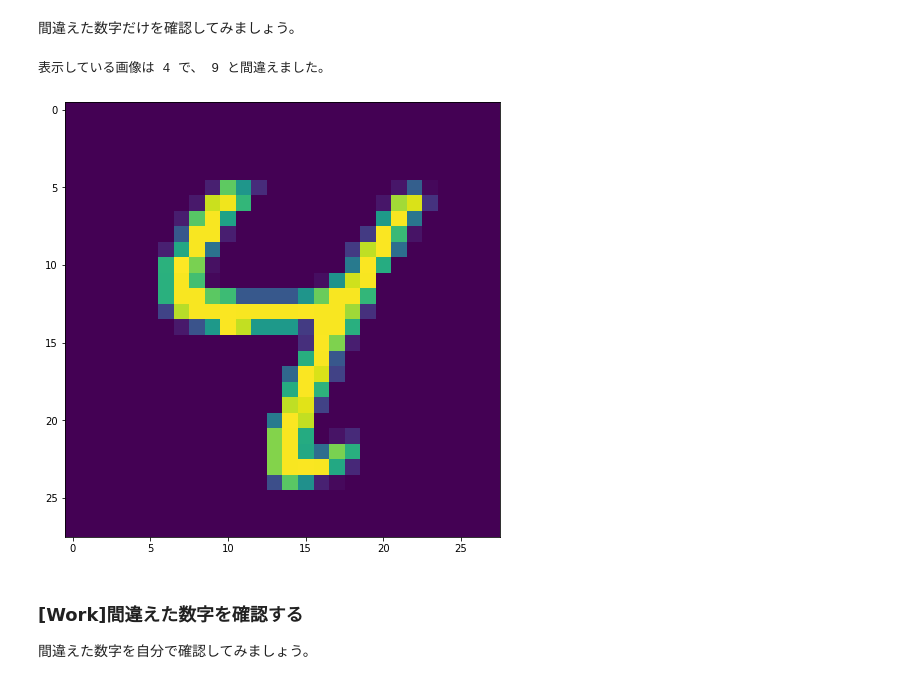
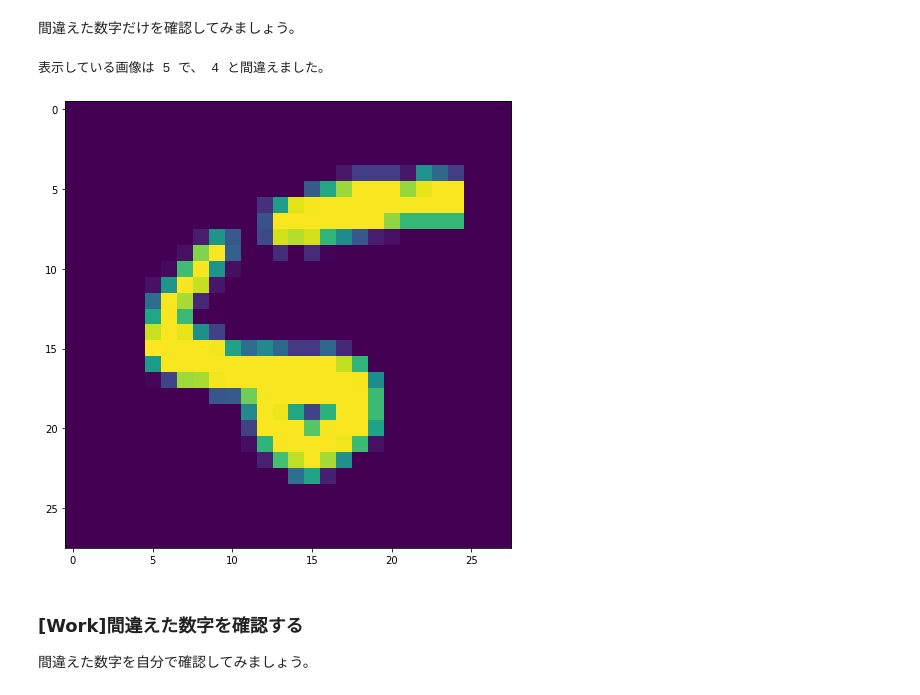
Before and after one commit to kazushi-fa/renda-DL-on-GC, a Jupyter notebook: notebooks/001_深層学習の基礎（MNISTを用いた全結合ニューラルネットワーク）.ipynb, the cells around one changed output. Cells and saved outputs as stored; diff of their text form; code cells hidden in the pictures.

```diff
--- a/notebooks/001_深層学習の基礎（MNISTを用いた全結合ニューラルネットワーク）.ipynb
+++ b/notebooks/001_深層学習の基礎（MNISTを用いた全結合ニューラルネットワーク）.ipynb
@@ -192,8 +192,8 @@ print("表示している画像は",y_train[img_num],"です。")#表示して
 # %% [markdown]
 少し沢山のMNIST画像を確認してみましょう。
 # %%
-plt.rcParams['figure.figsize'] = (8,8)
-for i in range(9):
+plt.rcParams['figure.figsize'] = (8,10)
+for i in range(0,9,1):
     plt.subplot(3,3,i+1)
     plt.imshow(x_train[i], interpolation='none')
     plt.title("Class {}".format(y_train[i]))
@@ -449,12 +454,12 @@ df_and.head()
 間違えた数字だけを確認してみましょう。
 # %%
 import matplotlib.pyplot as plt
-img_num=6
+img_num=8
 plt.imshow(x_test[img_num,:,:,0]) #画像を表示する
 print("表示している画像は",y_test[img_num],"で、",df_and.loc[img_num, 'Predictions'],"と間違えました。")#表示している画像の数字を確認する。
 # %% [output]
-表示している画像は 4 で、 9 と間違えました。
+表示している画像は 5 で、 4 と間違えました。
-[figure, old version]
+[figure, new version]
 # %% [markdown]
 ### **[Work]間違えた数字を確認する**
 間違えた数字を自分で確認してみましょう。
```
Also changed, not shown: parts of 20 cells of this notebook, 2 other files.
